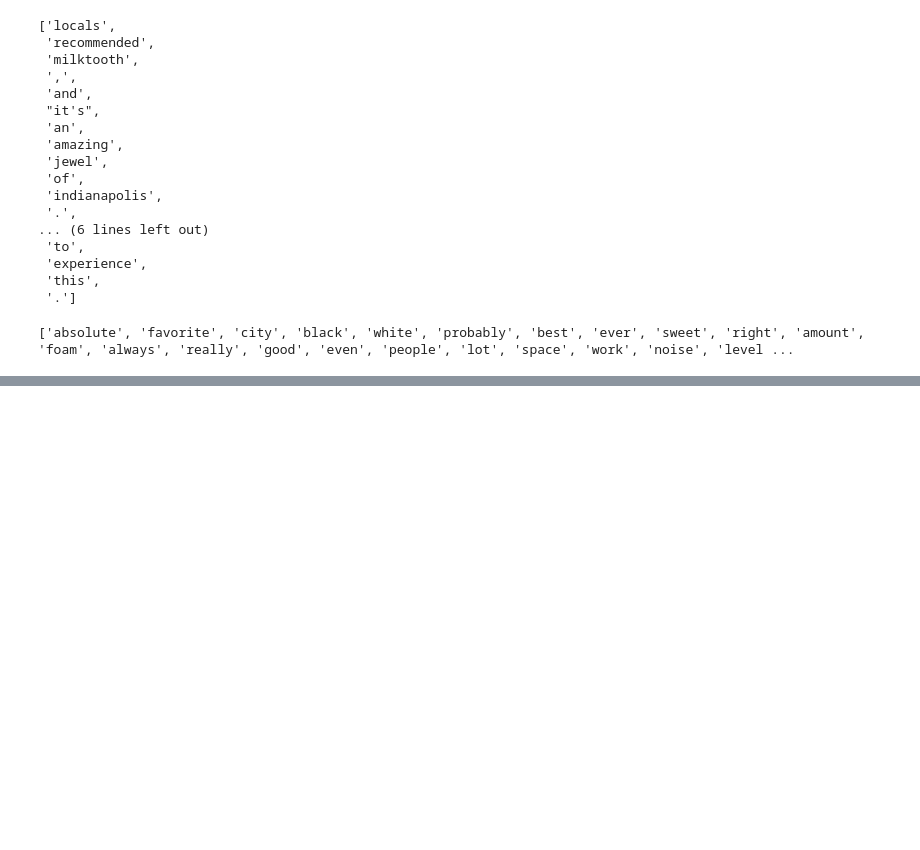
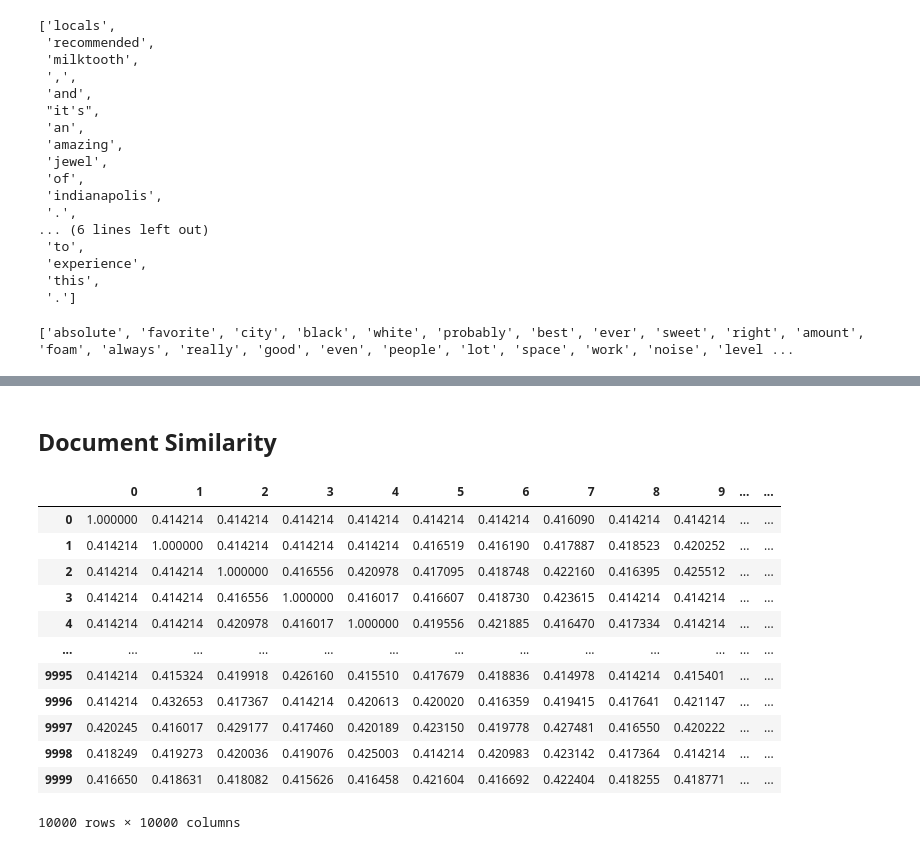
Before and after one commit to BARATZL/Text_mining_reviews, a Jupyter notebook: Text_mining.ipynb, the cells around one changed output, grey strips where cells are left out. Cells and saved outputs as stored; diff of their text form; code cells hidden in the pictures; blank space fills up the shorter version.

```diff
--- a/Text_mining.ipynb
+++ b/Text_mining.ipynb
@@ -348,0 +370,7 @@ cafe_token_freq.sort_values(by='freq_count', ascending=False)
+# %%
+import scipy.sparse
+from sklearn.feature_extraction.text import CountVectorizer, TfidfVectorizer
+
+# Save TF-IDF as a sparse matrix (NO `.toarray()`)
+tfidf_model = TfidfVectorizer()
+df_tfidf_transformed = tfidf_model.fit_transform(cr_text["clean_text"])
@@ -348,0 +396,2 @@ cafe_token_freq.sort_values(by='freq_count', ascending=False)
+# %% [markdown]
+## Document Similarity
@@ -348,0 +402,19 @@ cafe_token_freq.sort_values(by='freq_count', ascending=False)
+# %%
+from sklearn.metrics.pairwise import euclidean_distances
+euclidean_dist = pd.DataFrame.sparse.from_spmatrix(euclidean_distances(df_tfidf_transformed))
+euclidean_similarity = 1 / (1 + euclidean_dist)
+euclidean_similarity
+# %% [output]
+|  | 0 | 1 | 2 | 3 | 4 | 5 | 6 | 7 | 8 | 9 | ... | ... |
+| 0 | 1.000000 | 0.414214 | 0.414214 | 0.414214 | 0.414214 | 0.414214 | 0.414214 | 0.416090 | 0.414214 | 0.414214 | ... | ... |
+| 1 | 0.414214 | 1.000000 | 0.414214 | 0.414214 | 0.414214 | 0.416519 | 0.416190 | 0.417887 | 0.418523 | 0.420252 | ... | ... |
+| 2 | 0.414214 | 0.414214 | 1.000000 | 0.416556 | 0.420978 | 0.417095 | 0.418748 | 0.422160 | 0.416395 | 0.425512 | ... | ... |
+| 3 | 0.414214 | 0.414214 | 0.416556 | 1.000000 | 0.416017 | 0.416607 | 0.418730 | 0.423615 | 0.414214 | 0.414214 | ... | ... |
+| 4 | 0.414214 | 0.414214 | 0.420978 | 0.416017 | 1.000000 | 0.419556 | 0.421885 | 0.416470 | 0.417334 | 0.414214 | ... | ... |
+| ... | ... | ... | ... | ... | ... | ... | ... | ... | ... | ... | ... | ... |
+| 9995 | 0.414214 | 0.415324 | 0.419918 | 0.426160 | 0.415510 | 0.417679 | 0.418836 | 0.414978 | 0.414214 | 0.415401 | ... | ... |
+| 9996 | 0.414214 | 0.432653 | 0.417367 | 0.414214 | 0.420613 | 0.420020 | 0.416359 | 0.419415 | 0.417641 | 0.421147 | ... | ... |
+| 9997 | 0.420245 | 0.416017 | 0.429177 | 0.417460 | 0.420189 | 0.423150 | 0.419778 | 0.427481 | 0.416550 | 0.420222 | ... | ... |
+| 9998 | 0.418249 | 0.419273 | 0.420036 | 0.419076 | 0.425003 | 0.414214 | 0.420983 | 0.423142 | 0.417364 | 0.414214 | ... | ... |
+| 9999 | 0.416650 | 0.418631 | 0.418082 | 0.415626 | 0.416458 | 0.421604 | 0.416692 | 0.422404 | 0.418255 | 0.418771 | ... | ... |
+10000 rows × 10000 columns
```
Also changed, not shown: parts of 14 cells of this notebook, 2 other files.
